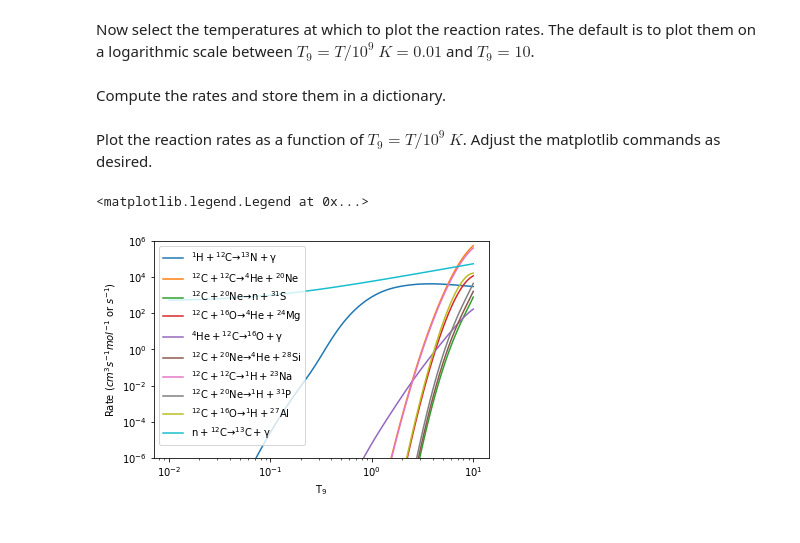
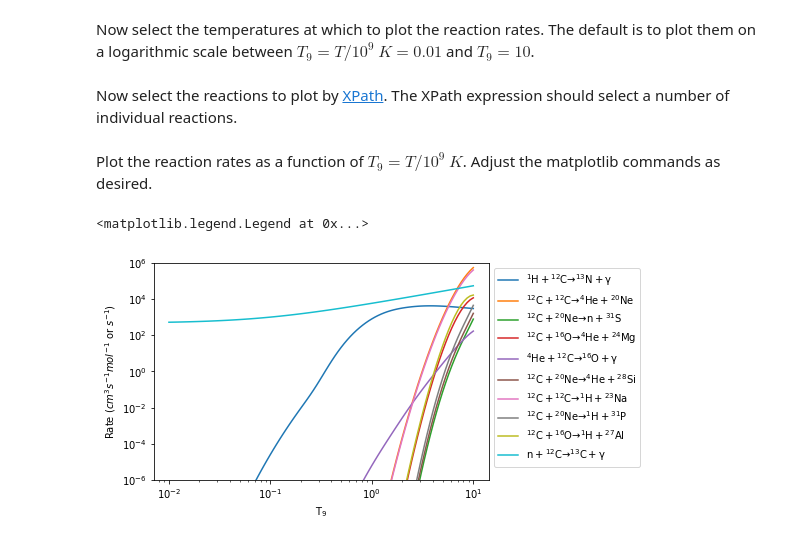
Before and after one commit to mbradle/plot_reaction_xml, a Jupyter notebook: plot_reaction_xml.ipynb, the cells around one changed output. Saved outputs shown, nothing was run; the diff lists cells and outputs as text; code cells hidden in the pictures.

```diff
--- a/plot_reaction_xml.ipynb
+++ b/plot_reaction_xml.ipynb
@@ -31,13 +27,5 @@ reactions = xml.get_reaction_data("[reactant = 'c12']")
 Now select the temperatures at which to plot the reaction rates.  The default is to plot them on a logarithmic scale between $T_9 = T/10^9\ K = 0.01$ and $T_9 = 10$.
 # %%
 t9s = np.logspace(-2, 1, 100)
-# %% [markdown]
-Compute the rates and store them in a dictionary.
-# %%
-y = {}
-
-for r in reactions:
-    yy = []
-    for t9 in t9s:
-        yy.append(reactions[r].compute_rate(t9, user_funcs = my_user_rates))
-    y[r] = yy
+# %% [markdown]
+Now select the reactions to plot by [XPath](https://www.w3schools.com/xml/xpath_intro.asp).  The XPath expression should select a number of individual reactions.
@@ -45,17 +35,20 @@ for r in reactions:
 Plot the reaction rates as a function of $T_9 = T / 10^9\ K$.  Adjust the matplotlib commands as desired.
 # %%
 for r in reactions:
-    plt.plot(t9s, y[reactions[r].get_string()], label=reactions[r].get_latex_string())
+    y = []
+    for t9 in t9s:
+        y.append(reactions[r].compute_rate(t9, user_funcs = my_user_rates))
+    plt.plot(t9s, y, label=reactions[r].get_latex_string())
 
 plt.xscale('log')
 plt.yscale('log')
 
 plt.ylim([1.e-6, 1.e6])
 
 plt.xlabel('${\\rm T_9}$')
 plt.ylabel('Rate ($cm^3 s^{-1} mol^{-1}$ or $s^{-1}$)')
 
-plt.legend()
+plt.legend(bbox_to_anchor = (1,1), loc='upper left', ncol = 1)
 # %% [output]
 <matplotlib.legend.Legend at 0x...>
-[figure, old version]
+[figure, new version]
```
Also changed, not shown: parts of 3 cells of this notebook.
